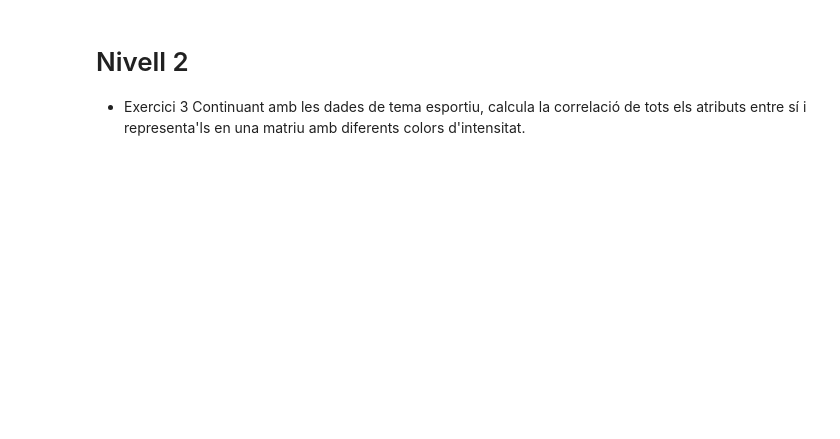
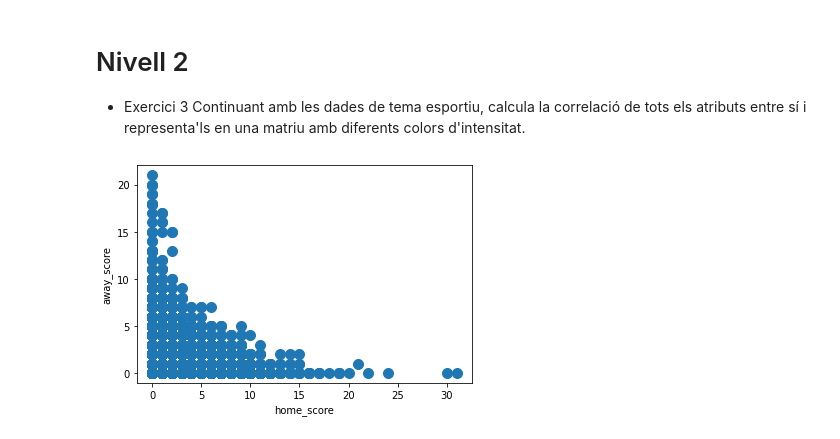
Before and after one commit to JMML2021/0601_Statistics, a Jupyter notebook: 0601_Statistic.ipynb, the cells around one changed output. Cells and saved outputs as stored; diff of their text form; code cells hidden in the pictures; blank space fills up the shorter version.

```diff
--- a/0601_Statistic.ipynb
+++ b/0601_Statistic.ipynb
@@ -68,0 +55,6 @@ df2.head()
+# %%
+df1=df.copy()
+print('la media es: ', df1['home_score'].mean() )
+print('la mediana es: ', df1['home_score'].median() )
+print('La moda es: ', np.std(df1['home_score']))
+print("la desv std es: ", np.std(df1['home_score']))
@@ -70,3 +80,7 @@ df2.head()
 # Nivell 2
 - Exercici 3
 Continuant amb les dades de tema esportiu, calcula la correlació de tots els atributs entre sí i representa'ls en una matriu amb diferents colors d'intensitat.
+# %%
+df1.plot.scatter(x = 'home_score', y = 'away_score', s = 100);
+# %% [output]
+[figure, added]
```
Also changed, not shown: parts of 14 cells of this notebook.
